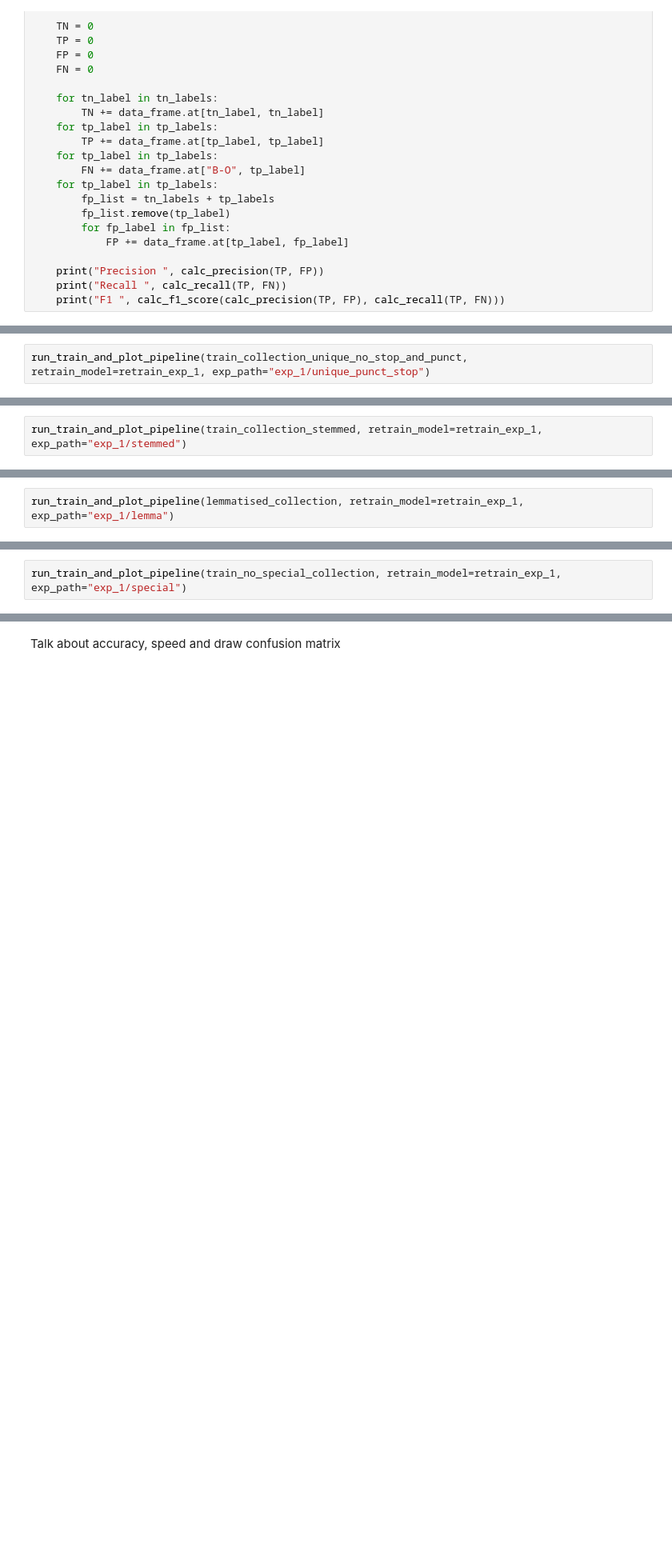
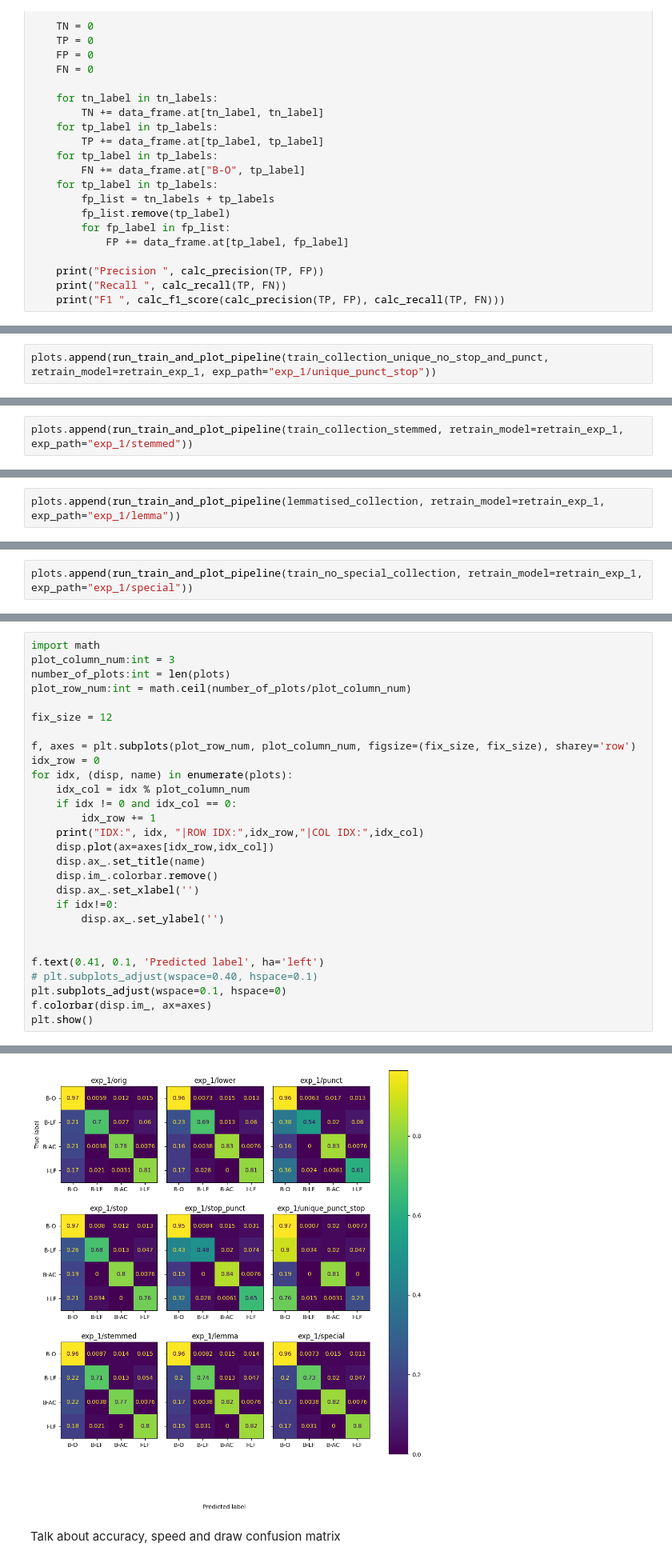
Before and after one commit to OliverKrieger/COM3029---NLP, a Jupyter notebook: cw/report/report_notebook.ipynb, the cells around one changed output, grey strips where cells are left out. Shown at 80% size. Drawn from its saved outputs; the diff is of its cells as text; blank space fills up the shorter version.

Commit message:
plot all the graphs together

```diff
--- a/cw/report/report_notebook.ipynb
+++ b/cw/report/report_notebook.ipynb
@@ -997,3 +851,3 @@ F1  0.5416316232127839
 # %%
-run_train_and_plot_pipeline(train_collection_unique_no_stop_and_punct, retrain_model=retrain_exp_1, exp_path="exp_1/unique_punct_stop")
+plots.append(run_train_and_plot_pipeline(train_collection_unique_no_stop_and_punct, retrain_model=retrain_exp_1, exp_path="exp_1/unique_punct_stop"))
 # %% [output]
@@ -1027,3 +861,3 @@ F1  0.3796954314720812
 # %%
-run_train_and_plot_pipeline(train_collection_stemmed, retrain_model=retrain_exp_1, exp_path="exp_1/stemmed")
+plots.append(run_train_and_plot_pipeline(train_collection_stemmed, retrain_model=retrain_exp_1, exp_path="exp_1/stemmed"))
 # %% [output]
@@ -1057,3 +871,3 @@ F1  0.7385482734319945
 # %%
-run_train_and_plot_pipeline(lemmatised_collection, retrain_model=retrain_exp_1, exp_path="exp_1/lemma")
+plots.append(run_train_and_plot_pipeline(lemmatised_collection, retrain_model=retrain_exp_1, exp_path="exp_1/lemma"))
 # %% [output]
@@ -1087,3 +881,3 @@ F1  0.7552155771905424
 # %%
-run_train_and_plot_pipeline(train_no_special_collection, retrain_model=retrain_exp_1, exp_path="exp_1/special")
+plots.append(run_train_and_plot_pipeline(train_no_special_collection, retrain_model=retrain_exp_1, exp_path="exp_1/special"))
 # %% [output]
@@ -1116,0 +891,29 @@ F1  0.7593360995850622
+# %%
+import math
+plot_column_num:int = 3
+number_of_plots:int = len(plots)
+plot_row_num:int = math.ceil(number_of_plots/plot_column_num)
+
+fix_size = 12
+
+f, axes = plt.subplots(plot_row_num, plot_column_num, figsize=(fix_size, fix_size), sharey='row')
+idx_row = 0
+for idx, (disp, name) in enumerate(plots):
+    idx_col = idx % plot_column_num
+    if idx != 0 and idx_col == 0:
+        idx_row += 1
+    print("IDX:", idx, "|ROW IDX:",idx_row,"|COL IDX:",idx_col)
+    disp.plot(ax=axes[idx_row,idx_col])
+    disp.ax_.set_title(name)
+    disp.im_.colorbar.remove()
+    disp.ax_.set_xlabel('')
+    if idx!=0:
+        disp.ax_.set_ylabel('')
+
+
+f.text(0.41, 0.1, 'Predicted label', ha='left')
+# plt.subplots_adjust(wspace=0.40, hspace=0.1)
+plt.subplots_adjust(wspace=0.1, hspace=0)
+f.colorbar(disp.im_, ax=axes)
+plt.show()
+# %% [output]
@@ -1117,2 +929,3 @@ F1  0.7593360995850622
+[figure, added]
 # %% [markdown]
 Talk about accuracy, speed and draw confusion matrix
```
Also changed, not shown: parts of 17 cells of this notebook.
